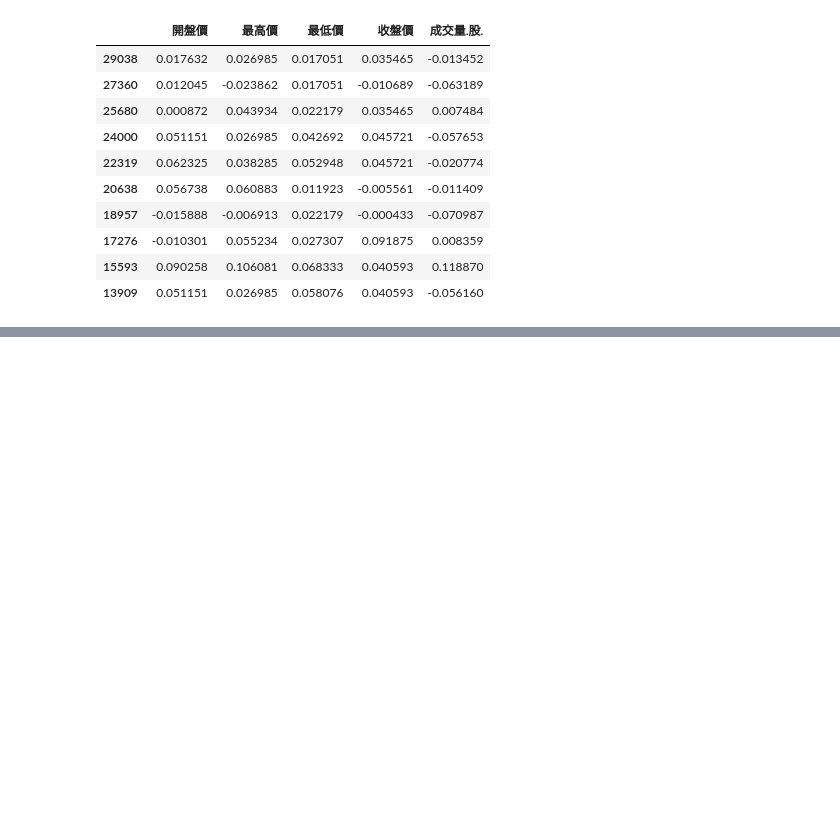
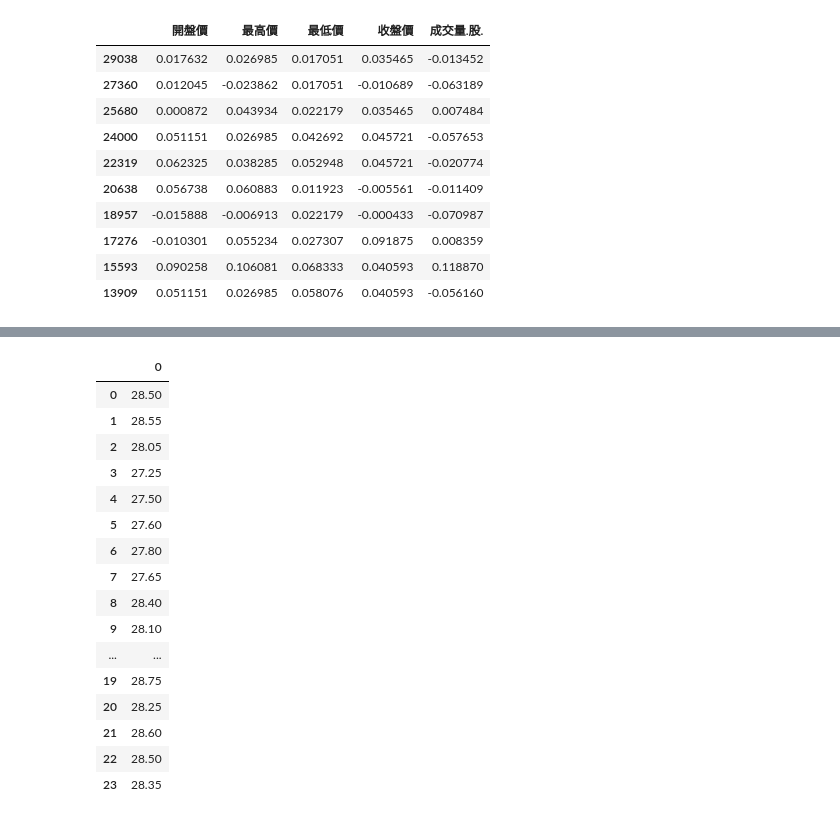
Before and after one commit to hamemomo/ML_tools, a Jupyter notebook: stock_analysis/interview/interview.ipynb, the cells around one changed output, grey strips where cells are left out. Cells and saved outputs as stored; diff of their text form; code cells hidden in the pictures; blank space fills up the shorter version.

```diff
--- a/stock_analysis/interview/interview.ipynb
+++ b/stock_analysis/interview/interview.ipynb
@@ -114,3 +92,23 @@ regressor.evaluate(test_x,test_y)
+# %%
+test_y
+# %% [output]
+|  | 0 |
+| 0 | 28.50 |
+| 1 | 28.55 |
+| 2 | 28.05 |
+| 3 | 27.25 |
+| 4 | 27.50 |
+| 5 | 27.60 |
+| 6 | 27.80 |
+| 7 | 27.65 |
+| 8 | 28.40 |
+| 9 | 28.10 |
+| ... | ... |
+| 19 | 28.75 |
+| 20 | 28.25 |
+| 21 | 28.60 |
+| 22 | 28.50 |
+| 23 | 28.35 |
 # %%
 predict_y = regressor.predict(test_x)
 # %%
```
Also changed, not shown: parts of 5 cells of this notebook, 4 other files.
